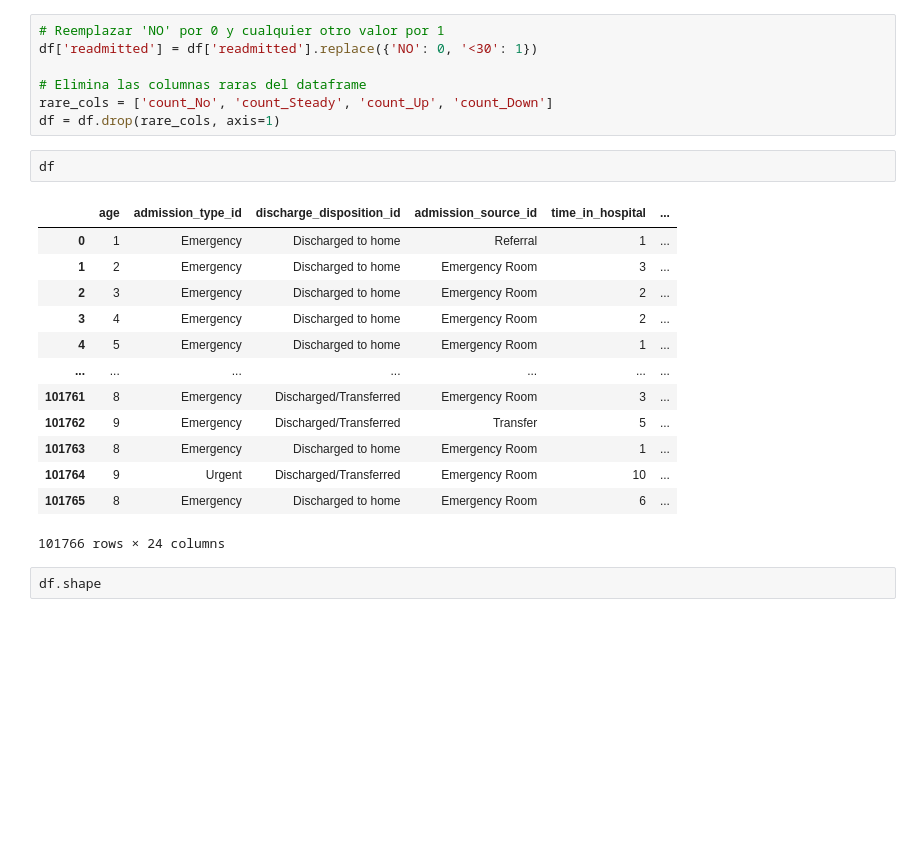
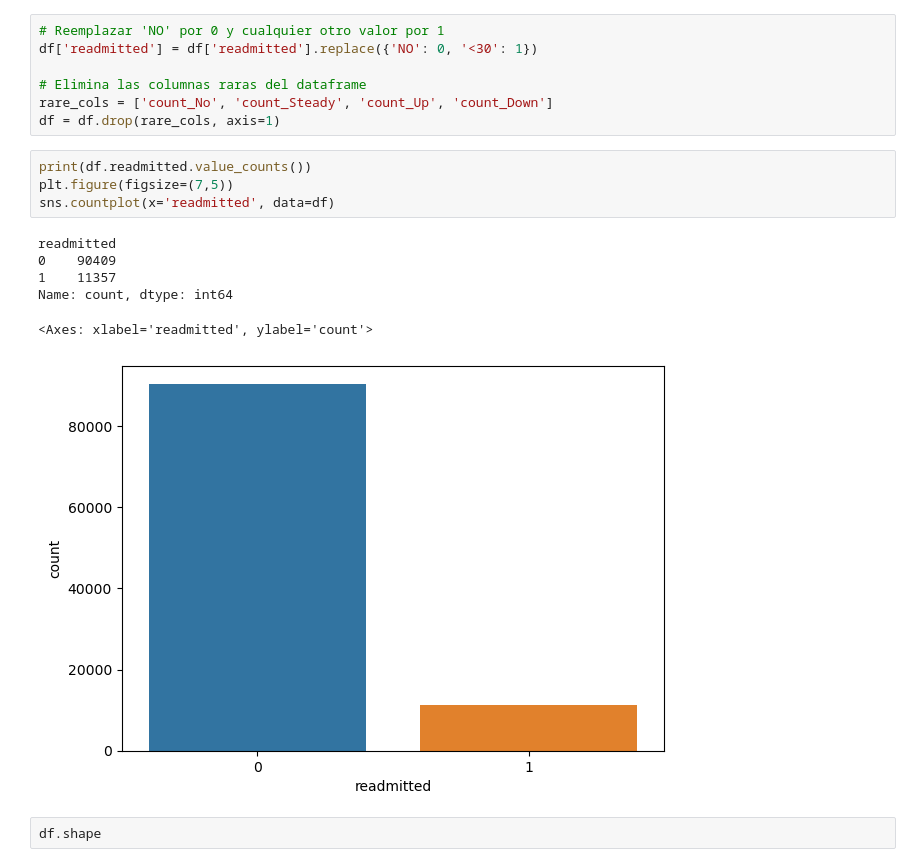
Before and after one commit to Galo0000/Nocountry_proyect_01, a Jupyter notebook: ML_test.ipynb, the cells around one changed output. Saved outputs shown, nothing was run; the diff lists cells and outputs as text; blank space fills up the shorter version.

```diff
--- a/ML_test.ipynb
+++ b/ML_test.ipynb
@@ -46,22 +46,17 @@ df['readmitted'] = df['readmitted'].replace({'NO': 0, '<30': 1})
 # Elimina las columnas raras del dataframe
 rare_cols = ['count_No', 'count_Steady', 'count_Up', 'count_Down']
 df = df.drop(rare_cols, axis=1)
-# %%
-df
-# %% [output]
-|  | age | admission_type_id | discharge_disposition_id | admission_source_id | time_in_hospital | ... |
-| 0 | 1 | Emergency | Discharged to home | Referral | 1 | ... |
-| 1 | 2 | Emergency | Discharged to home | Emergency Room | 3 | ... |
-| 2 | 3 | Emergency | Discharged to home | Emergency Room | 2 | ... |
-| 3 | 4 | Emergency | Discharged to home | Emergency Room | 2 | ... |
-| 4 | 5 | Emergency | Discharged to home | Emergency Room | 1 | ... |
-| ... | ... | ... | ... | ... | ... | ... |
-| 101761 | 8 | Emergency | Discharged/Transferred | Emergency Room | 3 | ... |
-| 101762 | 9 | Emergency | Discharged/Transferred | Transfer | 5 | ... |
-| 101763 | 8 | Emergency | Discharged to home | Emergency Room | 1 | ... |
-| 101764 | 9 | Urgent | Discharged/Transferred | Emergency Room | 10 | ... |
-| 101765 | 8 | Emergency | Discharged to home | Emergency Room | 6 | ... |
-101766 rows × 24 columns
+# %%
+print(df.readmitted.value_counts())
+plt.figure(figsize=(7,5))
+sns.countplot(x='readmitted', data=df)
+# %% [output]
+readmitted
+0    90409
+1    11357
+Name: count, dtype: int64
+<Axes: xlabel='readmitted', ylabel='count'>
+[figure, added]
 # %%
 df.shape
 # %% [output]
```
Also changed, not shown: parts of 16 cells of this notebook, 1 other file.
